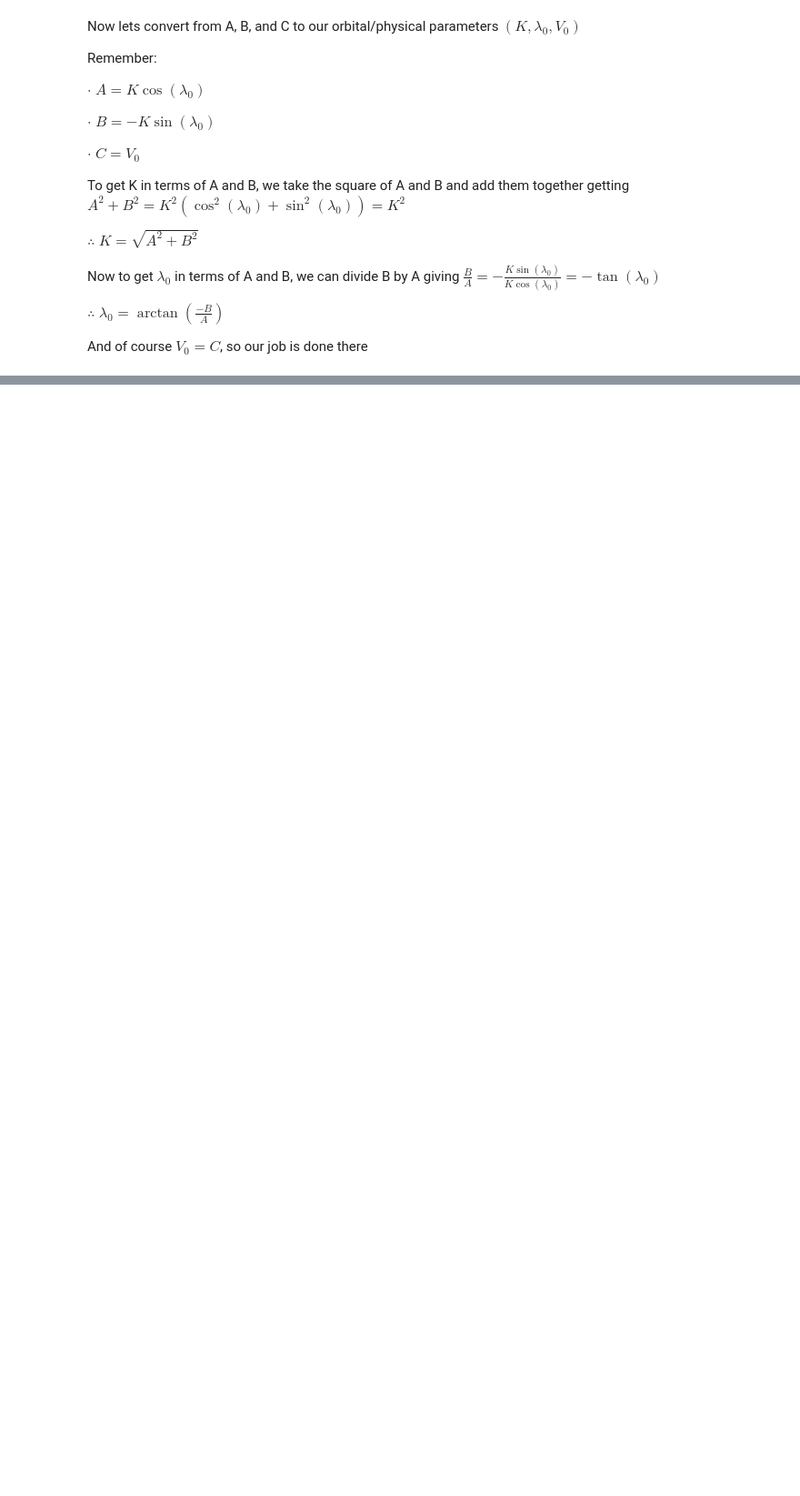
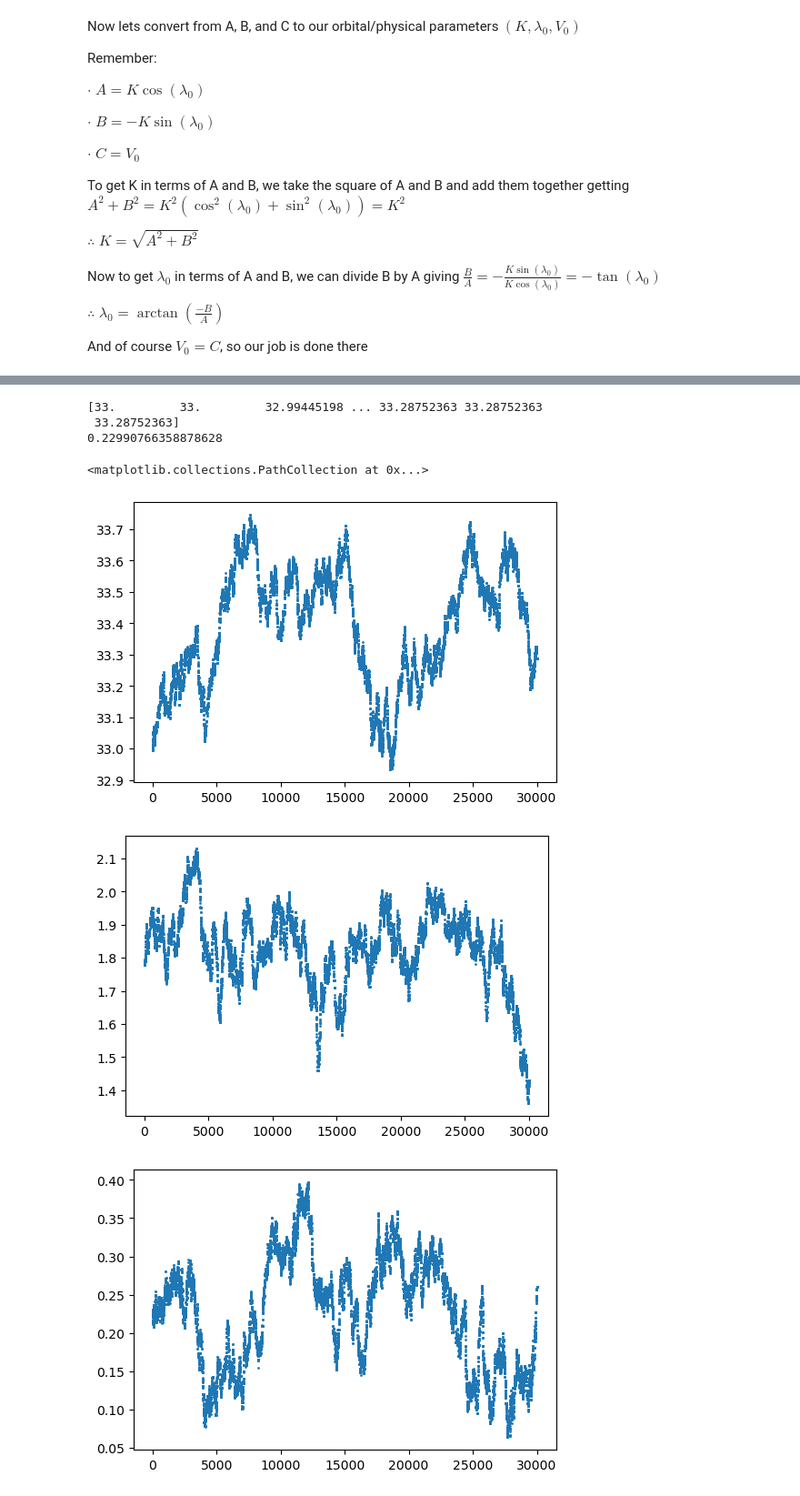
Before and after one commit to Chartman25/UnigeMasters, a Jupyter notebook: Astrophysics_and_Data_Analysis/ProjectB2_MCMC.ipynb, the cells around one changed output, grey strips where cells are left out. Shown: that part at 91% size. Drawn from its saved outputs; the diff is of its cells as text; code cells hidden in the pictures; blank space fills up the shorter version.

Commit message:
MCMC done

```diff
--- a/Astrophysics_and_Data_Analysis/ProjectB2_MCMC.ipynb
+++ b/Astrophysics_and_Data_Analysis/ProjectB2_MCMC.ipynb
@@ -19,9 +21,9 @@ $\quad$ -sig_rv_ms: Uncertainty on radial velocity measurements (m/s)
 df1 = AC.data_loader('system1.csv')
 df2 = AC.data_loader('system2.csv')
 # %%
-time1 = df1['time_d']
-rv1 = df1['rv_ms']
-sig1 = df1['sig_rv_ms']
+time1 = np.array(df1['time_d'])
+rv1 = np.array(df1['rv_ms'])
+sig1 = np.array(df1['sig_rv_ms'])
 
 time2 = df2['time_d']
 rv2 = df2['rv_ms']
@@ -137,7 +139,7 @@ X_T= X.T
 W = np.diag(1 / sigk**2)
 # %%
 # Calculate maximum likelihood estimator for system 1 data
-mle=(X_T@W@X)**(-1)@X_T@W@rv1
+mle=np.linalg.inv(X_T@W@X)@X_T@W@rv1
 print(mle)
 
 # MLE parameters
@@ -176,0 +206,14 @@ $\displaystyle \text{The maximum likelihood estimate of } K, \lambda_0, \text{ a
+# %%
+def generate_proposal(theta, sigmas):
+
+    theta = np.asarray(theta)
+    sigmas = np.asarray(sigmas)
+
+    step = np.random.normal(loc=0.0, scale=sigmas, size=theta.shape)
+    return theta + step
+
+theta_start = [33, K, lamb0, V0]
+sigma_start = [0.02, 0.02, 0.01, 1.0]
+theta_prop = generate_proposal(theta_start, sigma_start)
+print(theta_start)
+print(theta_prop)
@@ -176,0 +284,29 @@ $\displaystyle \text{The maximum likelihood estimate of } K, \lambda_0, \text{ a
+# %%
+sigmas = [0.01, 0.01, 0.005, 0.5]
+chain, acc = mh_sampler(theta_start, sigmas, 30000)
+
+# OPTIONAL: Look up MCMC convergence test
+# %%
+x = np.linspace(0, len(chain), len(chain))
+print(chain[:, 0])
+print(acc)
+
+plt.subplots(figsize=(6, 4))
+plt.scatter(x, chain[:,0], s=1)
+
+plt.subplots(figsize=(6, 4))
+plt.scatter(x, chain[:,1], s=1)
+
+plt.subplots(figsize=(6, 4))
+plt.scatter(x, chain[:,2], s=1)
+
+plt.subplots(figsize=(6, 4))
+plt.scatter(x, chain[:,3], s=1)
+# %% [output]
+[33.         33.         32.99445198 ... 33.28752363 33.28752363
+ 33.28752363]
+0.22990766358878628
+<matplotlib.collections.PathCollection at 0x...>
+[figure, added]
+[figure, added]
+[figure, added]
```
Also changed, not shown: parts of 15 cells of this notebook.
